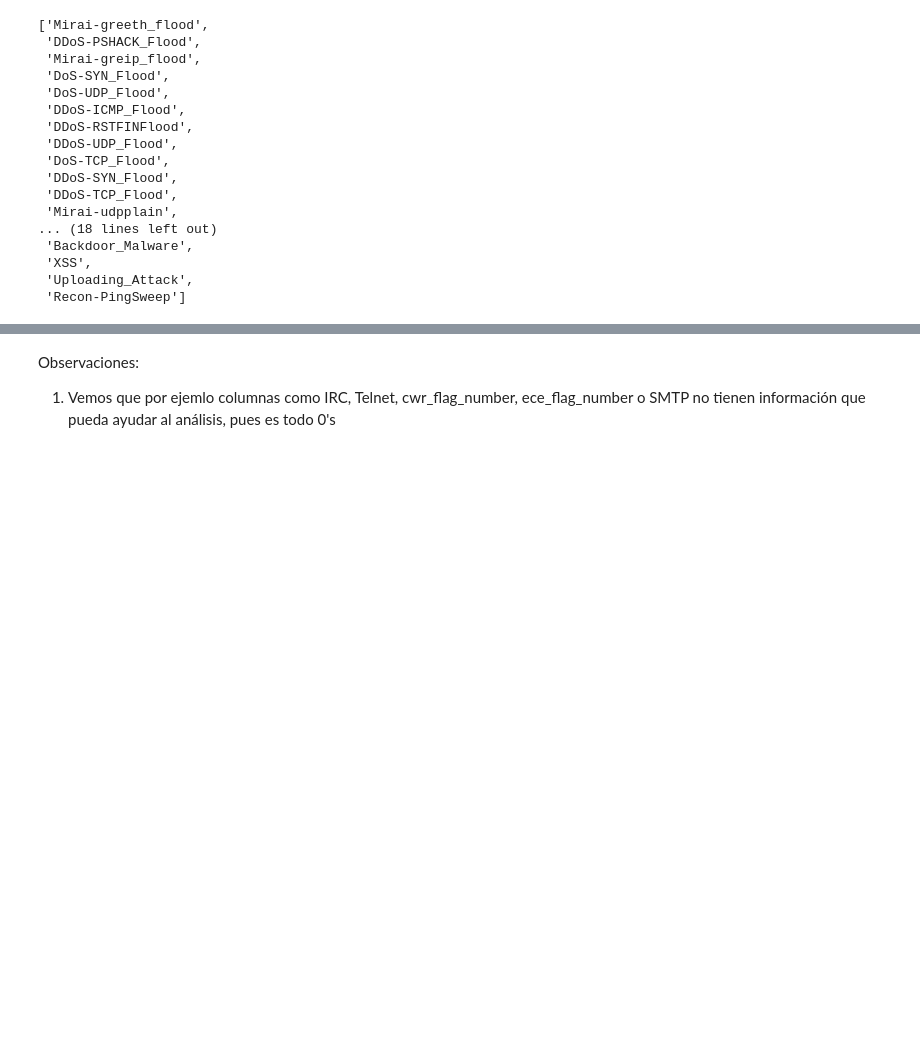
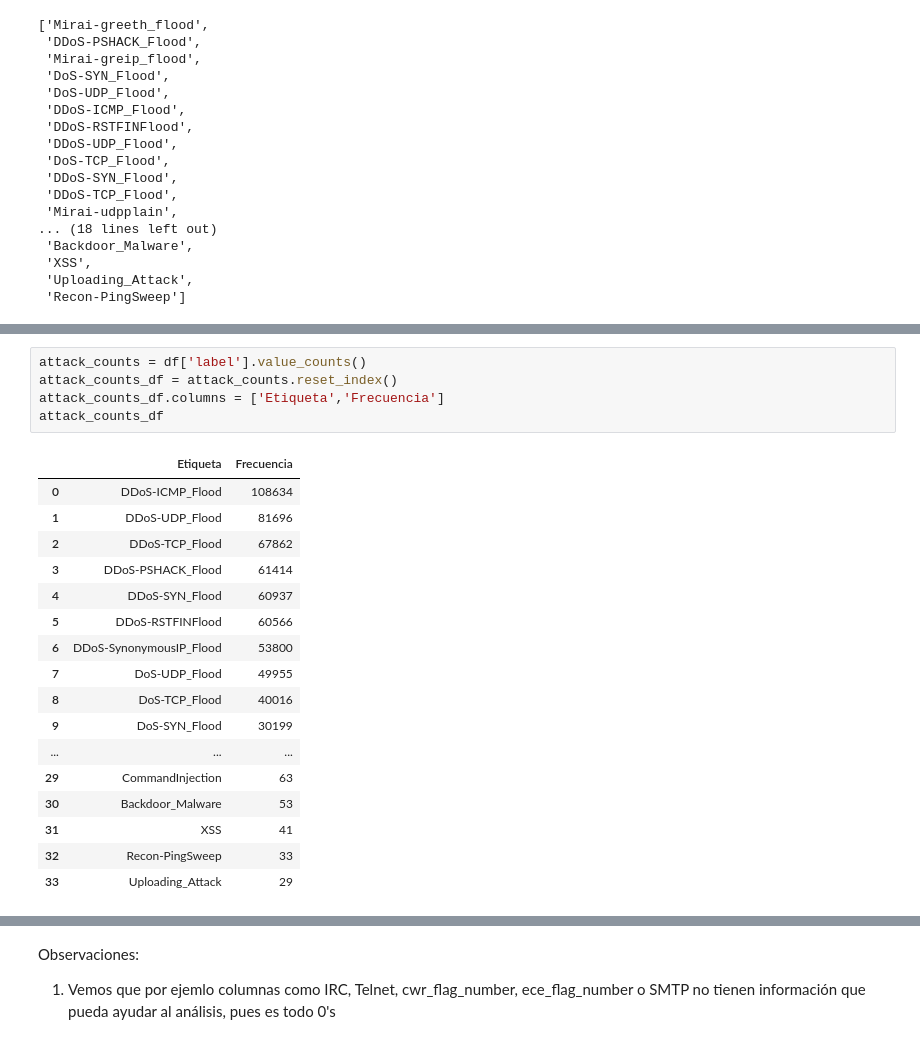
Before and after one commit to AndreesBenitoo/practicaMCP_rinconbenito, a Jupyter notebook: ataques_red.ipynb, the cells around one changed output, grey strips where cells are left out. Saved outputs shown, nothing was run; the diff lists cells and outputs as text; blank space fills up the shorter version.

```diff
--- a/ataques_red.ipynb
+++ b/ataques_red.ipynb
@@ -183,0 +180,23 @@ https://portswigger.net/web-security/file-upload
+# %%
+attack_counts = df['label'].value_counts()
+attack_counts_df = attack_counts.reset_index()
+attack_counts_df.columns = ['Etiqueta','Frecuencia']
+attack_counts_df
+# %% [output]
+|  | Etiqueta | Frecuencia |
+| 0 | DDoS-ICMP_Flood | 108634 |
+| 1 | DDoS-UDP_Flood | 81696 |
+| 2 | DDoS-TCP_Flood | 67862 |
+| 3 | DDoS-PSHACK_Flood | 61414 |
+| 4 | DDoS-SYN_Flood | 60937 |
+| 5 | DDoS-RSTFINFlood | 60566 |
+| 6 | DDoS-SynonymousIP_Flood | 53800 |
+| 7 | DoS-UDP_Flood | 49955 |
+| 8 | DoS-TCP_Flood | 40016 |
+| 9 | DoS-SYN_Flood | 30199 |
+| ... | ... | ... |
+| 29 | CommandInjection | 63 |
+| 30 | Backdoor_Malware | 53 |
+| 31 | XSS | 41 |
+| 32 | Recon-PingSweep | 33 |
+| 33 | Uploading_Attack | 29 |
```
Also changed, not shown: parts of 34 cells of this notebook, 1 other file.
